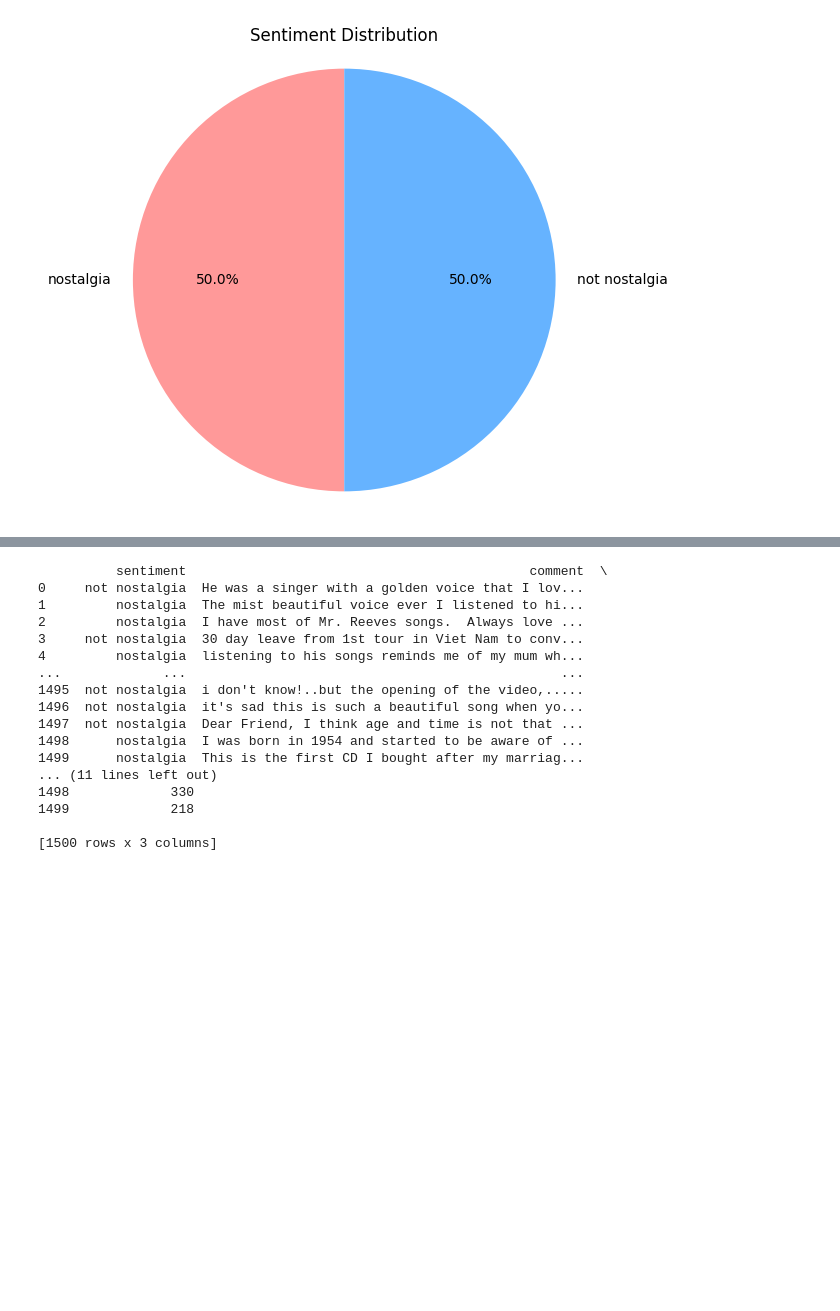
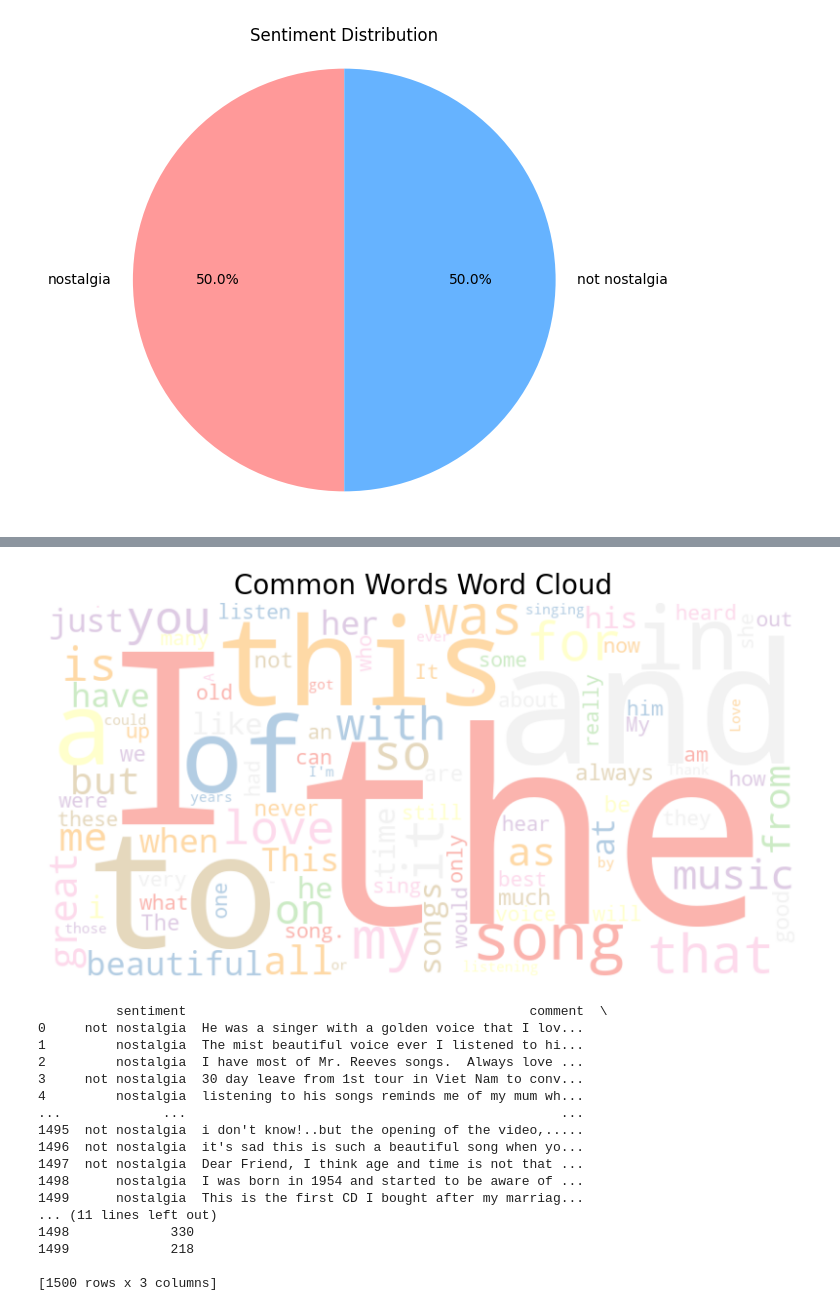
Before and after one commit to alan0502/DMLab1, a Jupyter notebook: DM2024-Lab1-Master/Thirdpart.ipynb, the cells around one changed output, grey strips where cells are left out. Drawn from its saved outputs; the diff is of its cells as text; code cells hidden in the pictures; blank space fills up the shorter version.

```diff
--- a/DM2024-Lab1-Master/Thirdpart.ipynb
+++ b/DM2024-Lab1-Master/Thirdpart.ipynb
@@ -93,0 +76,28 @@ plt.show()
+# %%
+from collections import Counter
+
+# Step 1: Split the text into words and count the frequency of each word
+nostalgia_words = nostalgia_text.split()
+not_nostalgia_words = not_nostalgia_text.split()
+
+# Step 2: Count the frequency of each word in both texts
+nostalgia_word_count = Counter(nostalgia_words)
+not_nostalgia_word_count = Counter(not_nostalgia_words)
+
+# Step 3: Find the common words between both classes
+common_words = set(nostalgia_word_count.keys()) & set(not_nostalgia_word_count.keys())
+
+# Step 4: Create a new dictionary for common words with their minimum frequency in both classes
+common_word_freq = {word: min(nostalgia_word_count[word], not_nostalgia_word_count[word]) for word in common_words}
+
+# Step 5: Generate the wordcloud using the common words
+wordcloud = WordCloud(width=800, height=400, background_color='white', max_words=100, colormap='Pastel1').generate_from_frequencies(common_word_freq)
+
+# Step 6: Plot the wordcloud
+plt.figure(figsize=(10, 5))
+plt.imshow(wordcloud, interpolation='bilinear')
+plt.axis("off")
+plt.title('Common Words Word Cloud', fontsize=20)
+plt.show()
+# %% [output]
+[figure, added]
```
Also changed, not shown: parts of 25 cells of this notebook, 5 other files.
